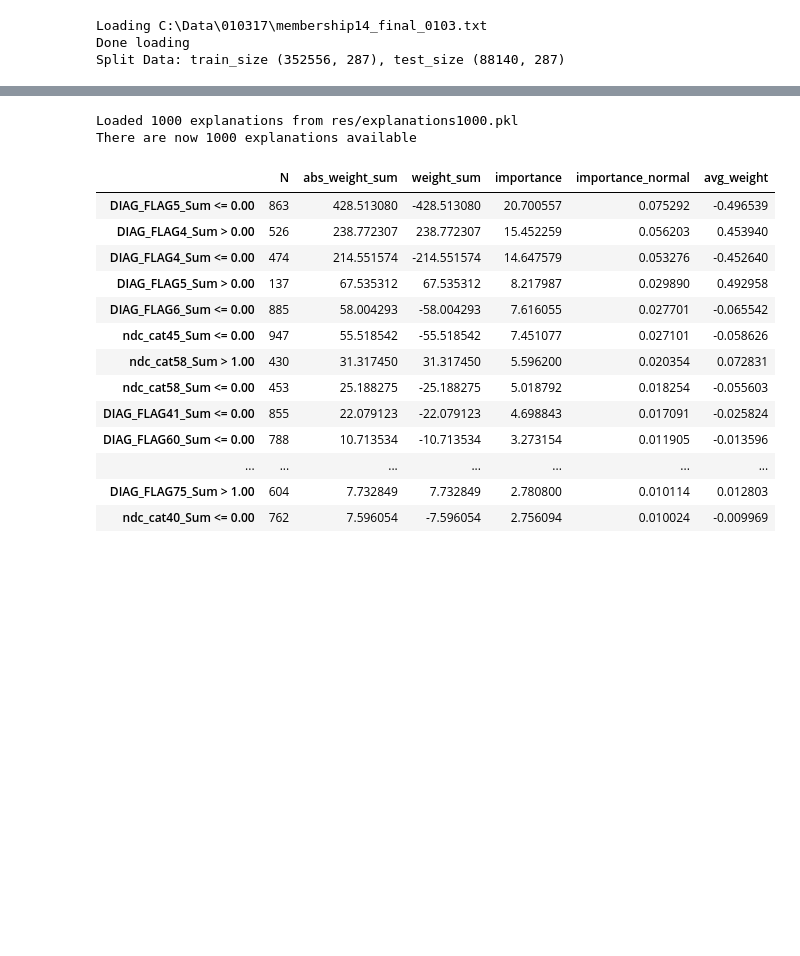
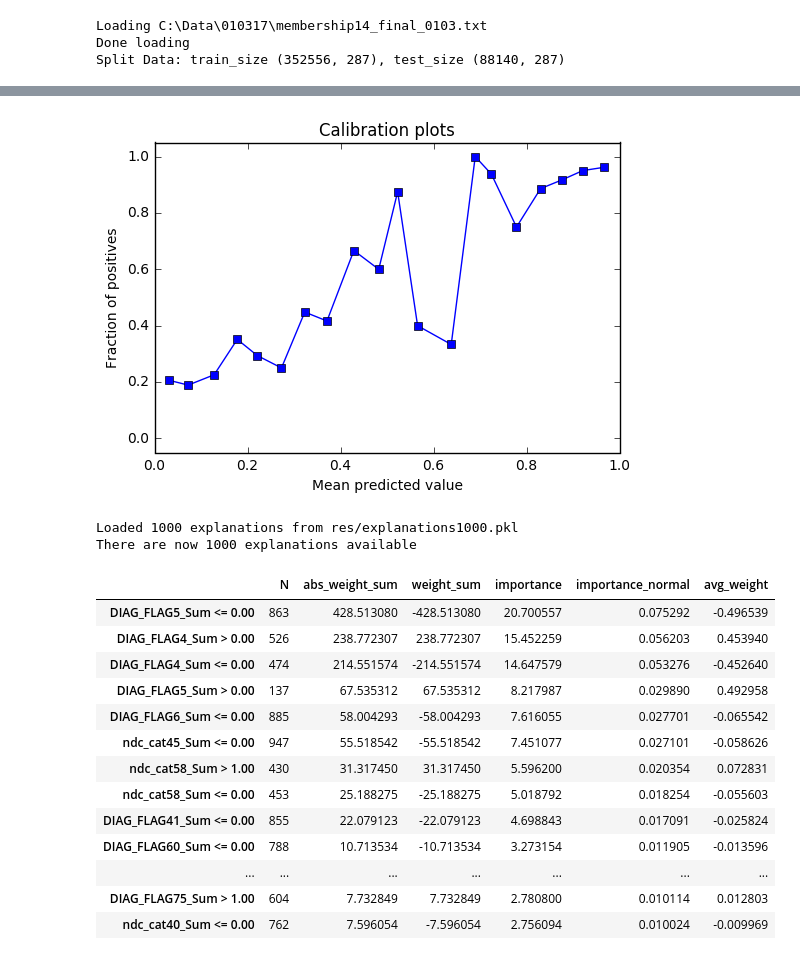
Before and after one commit to milliman/EPI_Machine_Learning, a Jupyter notebook: Try ModelDeepDive with Model6.ipynb, the cells around one changed output, grey strips where cells are left out. Cells and saved outputs as stored; diff of their text form; code cells hidden in the pictures; blank space fills up the shorter version.

```diff
--- a/Try ModelDeepDive with Model6.ipynb
+++ b/Try ModelDeepDive with Model6.ipynb
@@ -90,0 +118,3 @@ deep = ModelDeepDive(model6, explainer, X_test, y_test)
+# %%
+deep.generate_calibration_plot()
+# %% [output]
@@ -91,3 +122,4 @@ deep = ModelDeepDive(model6, explainer, X_test, y_test)
+[figure, added]
 # %%
 deep.import_explanations_from_file('res/explanations1000.pkl')
 # %% [output]
```
Also changed, not shown: parts of 7 cells of this notebook, 4 other files.
